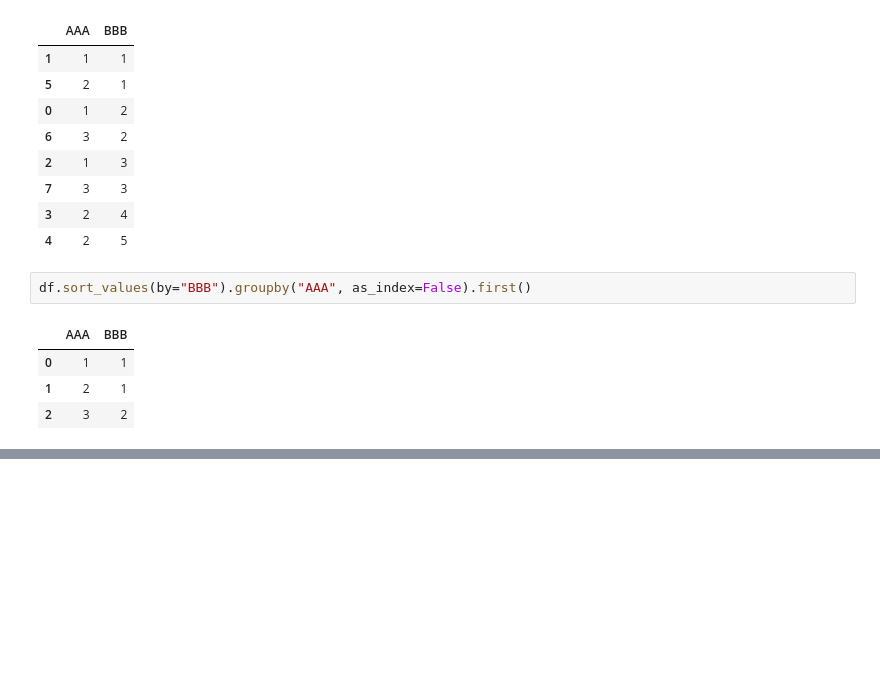
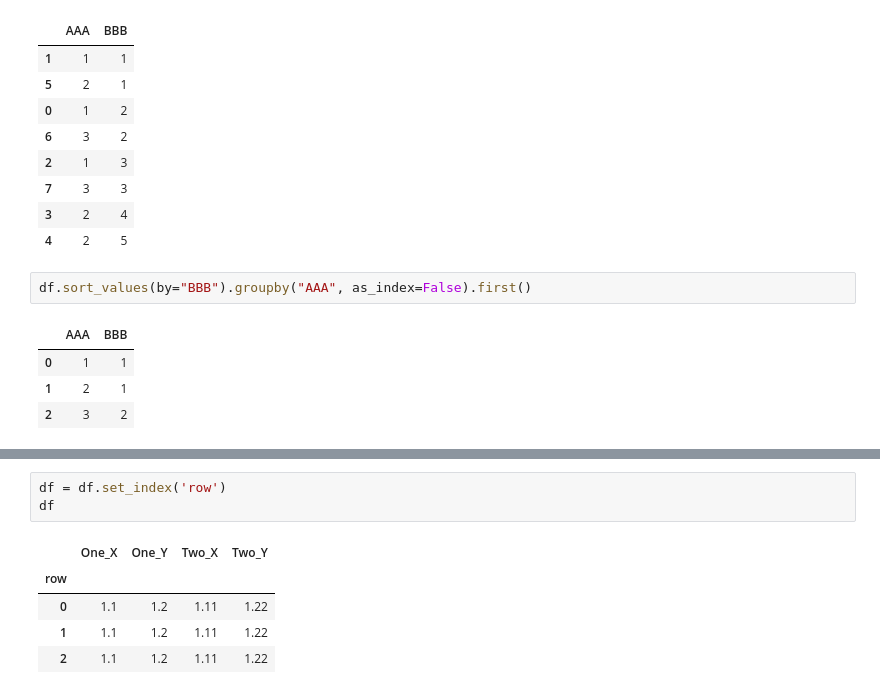
Before and after one commit to hyperpace/study_ML, a Jupyter notebook: tutorial_pandas/tutorial_pandas.ipynb, the cells around one changed output, grey strips where cells are left out. Saved outputs shown, nothing was run; the diff lists cells and outputs as text; blank space fills up the shorter version.

```diff
--- a/tutorial_pandas/tutorial_pandas.ipynb
+++ b/tutorial_pandas/tutorial_pandas.ipynb
@@ -271,0 +287,9 @@ df.sort_values(by="BBB").groupby("AAA", as_index=False).first()
+# %%
+df = df.set_index('row')
+df
+# %% [output]
+|  | One_X | One_Y | Two_X | Two_Y |
+| row |  |  |  |  |
+| 0 | 1.1 | 1.2 | 1.11 | 1.22 |
+| 1 | 1.1 | 1.2 | 1.11 | 1.22 |
+| 2 | 1.1 | 1.2 | 1.11 | 1.22 |
```
Also changed, not shown: parts of 8 cells of this notebook, 6 other files.
